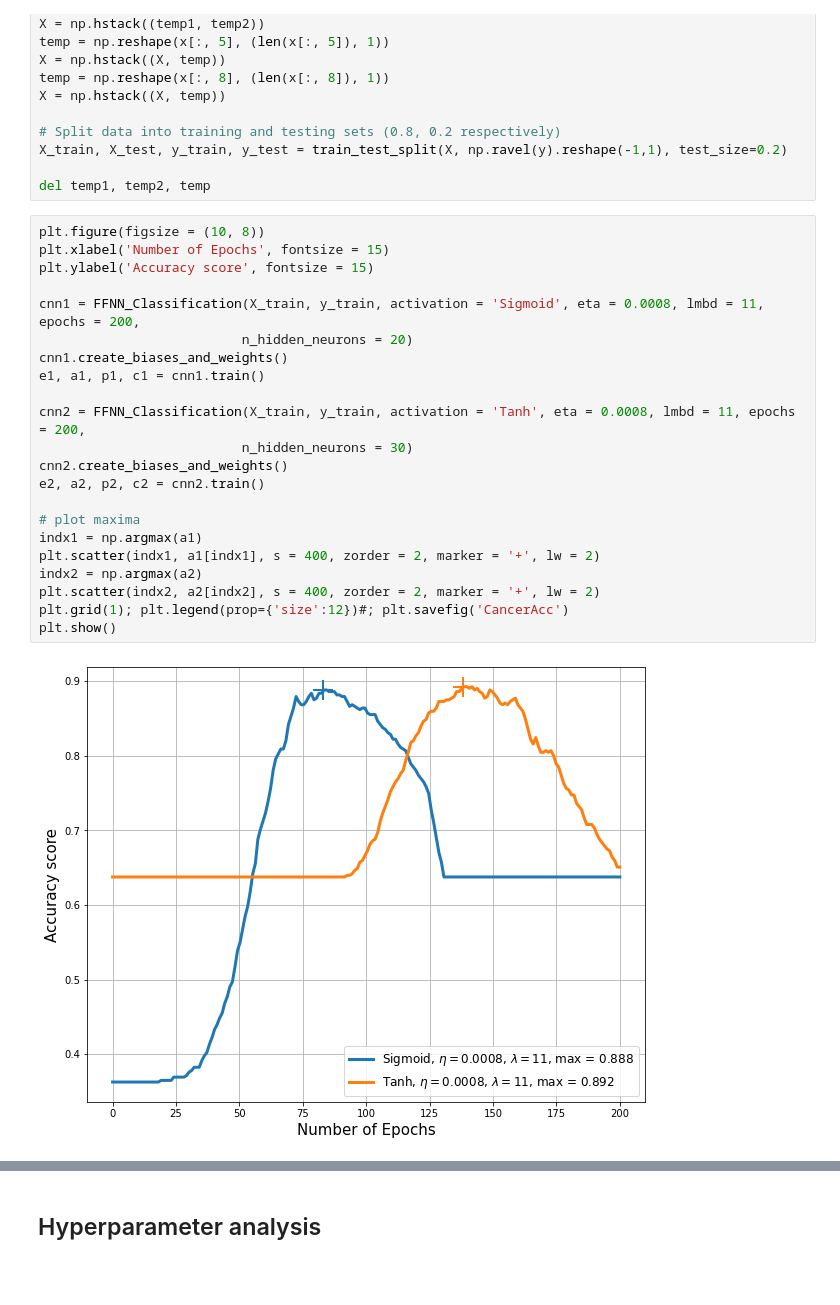
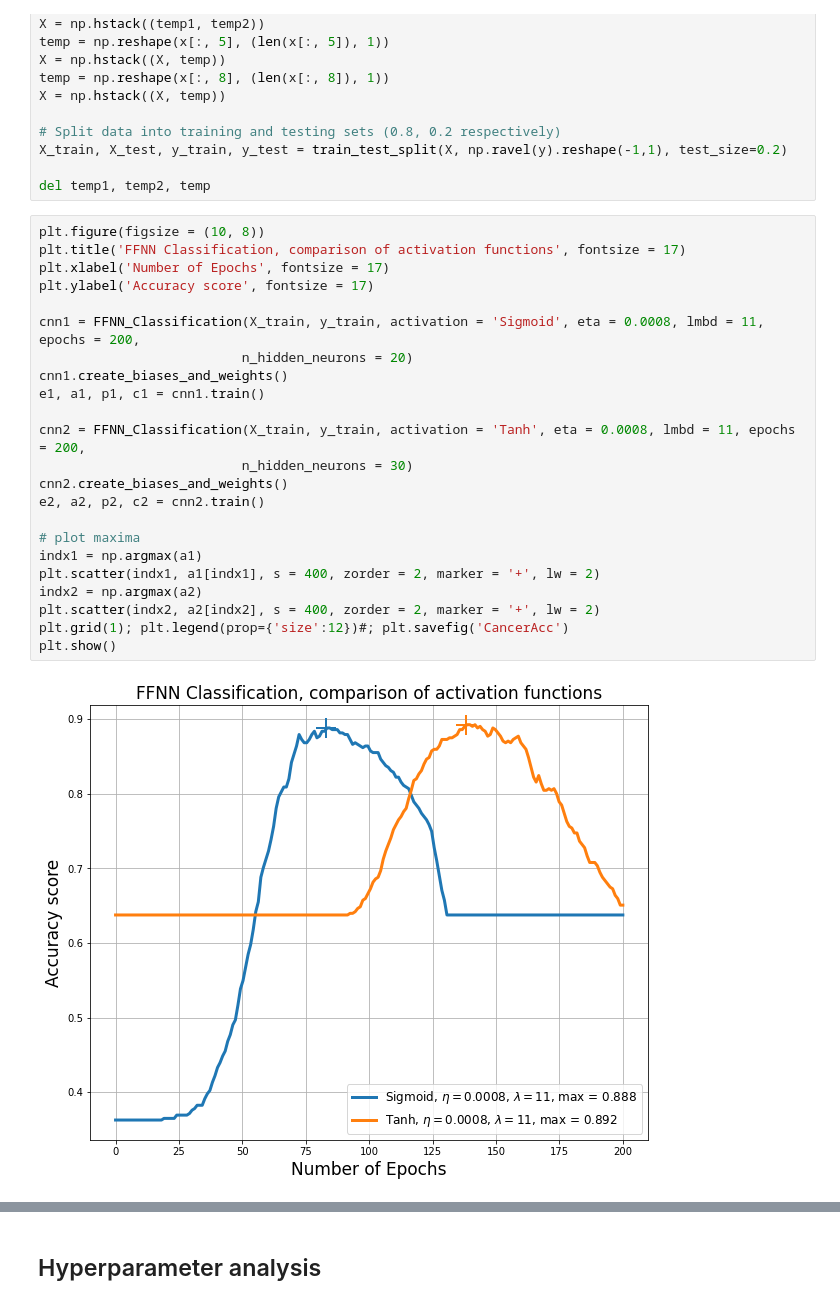
Before and after one commit to lassetotl/fys-stk, a Jupyter notebook: project 2/ClassificationNetwork_D.ipynb, the cells around one changed output, grey strips where cells are left out. Saved outputs shown, nothing was run; the diff lists cells and outputs as text; blank space fills up the shorter version.

```diff
--- a/project 2/ClassificationNetwork_D.ipynb
+++ b/project 2/ClassificationNetwork_D.ipynb
@@ -116,27 +116,28 @@ X_train, X_test, y_train, y_test = train_test_split(X, np.ravel(y).reshape(-1,1)
 del temp1, temp2, temp
 # %%
 plt.figure(figsize = (10, 8))
-plt.xlabel('Number of Epochs', fontsize = 15)
-plt.ylabel('Accuracy score', fontsize = 15)
+plt.title('FFNN Classification, comparison of activation functions', fontsize = 17)
+plt.xlabel('Number of Epochs', fontsize = 17)
+plt.ylabel('Accuracy score', fontsize = 17)
 
 cnn1 = FFNN_Classification(X_train, y_train, activation = 'Sigmoid', eta = 0.0008, lmbd = 11, epochs = 200,
                           n_hidden_neurons = 20)
 cnn1.create_biases_and_weights()
 e1, a1, p1, c1 = cnn1.train()
 
 cnn2 = FFNN_Classification(X_train, y_train, activation = 'Tanh', eta = 0.0008, lmbd = 11, epochs = 200,
                           n_hidden_neurons = 30)
 cnn2.create_biases_and_weights()
 e2, a2, p2, c2 = cnn2.train()
 
 # plot maxima
 indx1 = np.argmax(a1)
 plt.scatter(indx1, a1[indx1], s = 400, zorder = 2, marker = '+', lw = 2)
 indx2 = np.argmax(a2)
 plt.scatter(indx2, a2[indx2], s = 400, zorder = 2, marker = '+', lw = 2)
 plt.grid(1); plt.legend(prop={'size':12})#; plt.savefig('CancerAcc')
 plt.show()
 # %% [output]
-[figure, old version]
+[figure, new version]
 # %%
 plt.figure(figsize = (10, 8))
```
Also changed, not shown: parts of 3 cells of this notebook.
